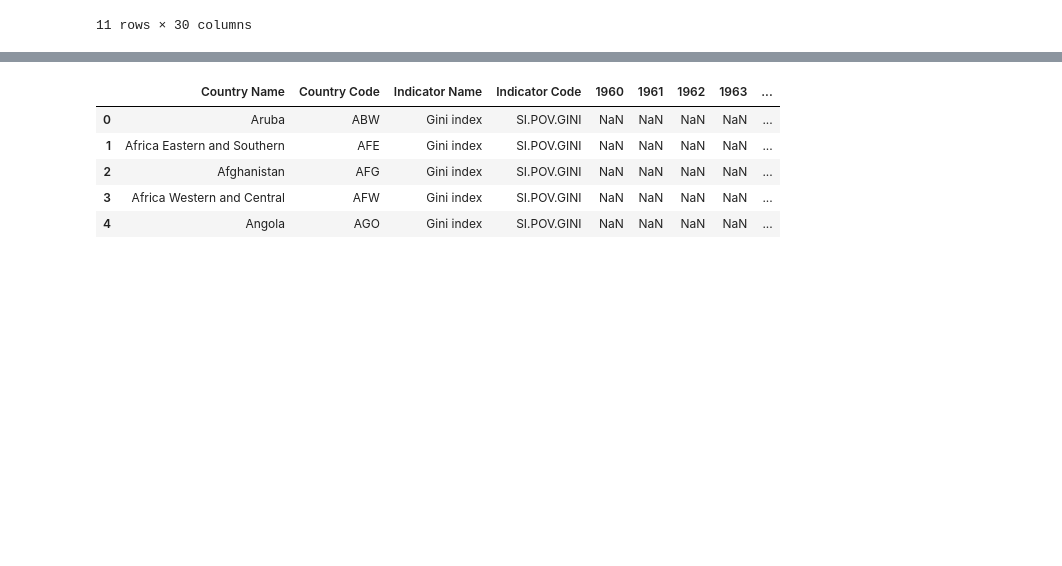
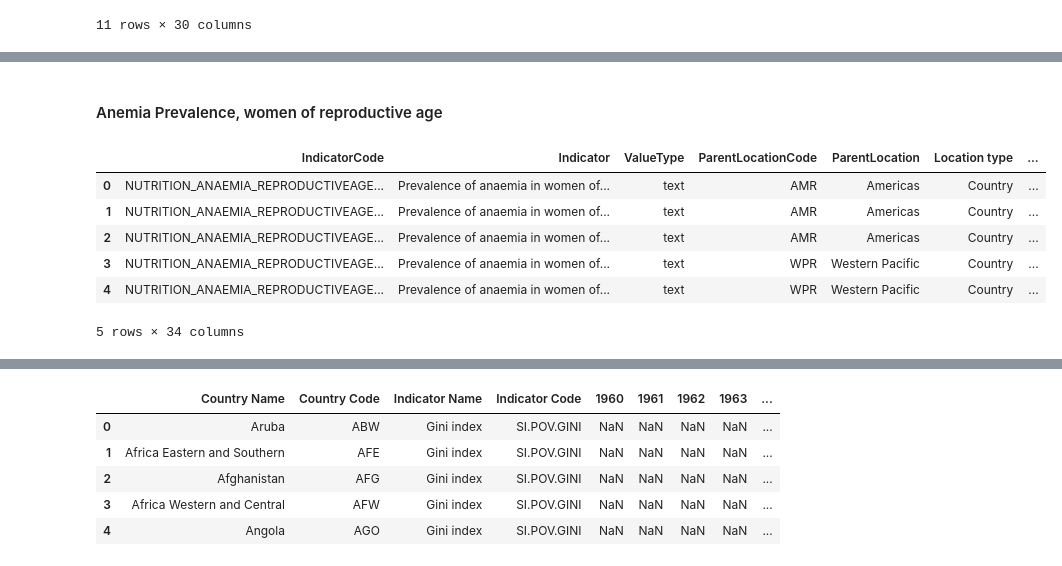
Before and after one commit to leon-pscl/CPE311_Computational-Thinking-with-Python, a Jupyter notebook: Final/ADSE/CleanItUp.ipynb, the cells around one changed output, grey strips where cells are left out. Drawn from its saved outputs; the diff is of its cells as text; code cells hidden in the pictures; blank space fills up the shorter version.

```diff
--- a/Final/ADSE/CleanItUp.ipynb
+++ b/Final/ADSE/CleanItUp.ipynb
@@ -81,0 +79,13 @@ SEA_Anemia_U5.head(15)
+# %% [markdown]
+#### Anemia Prevalence, women of reproductive age
+# %%
+Anemia_Women = pd.read_csv(r'C:\Users\Leon Pascual\Documents\GitHub\CPE311_Computational-Thinking-with-Python\Final\ADSE\datasets\PVA_WRA_PREG.csv')
+Anemia_Women.head()
+# %% [output]
+|  | IndicatorCode | Indicator | ValueType | ParentLocationCode | ParentLocation | Location type | ... |
+| 0 | NUTRITION_ANAEMIA_REPRODUCTIVEAGE... | Prevalence of anaemia in women of... | text | AMR | Americas | Country | ... |
+| 1 | NUTRITION_ANAEMIA_REPRODUCTIVEAGE... | Prevalence of anaemia in women of... | text | AMR | Americas | Country | ... |
+| 2 | NUTRITION_ANAEMIA_REPRODUCTIVEAGE... | Prevalence of anaemia in women of... | text | AMR | Americas | Country | ... |
+| 3 | NUTRITION_ANAEMIA_REPRODUCTIVEAGE... | Prevalence of anaemia in women of... | text | WPR | Western Pacific | Country | ... |
+| 4 | NUTRITION_ANAEMIA_REPRODUCTIVEAGE... | Prevalence of anaemia in women of... | text | WPR | Western Pacific | Country | ... |
+5 rows × 34 columns
```
Also changed, not shown: parts of 9 cells of this notebook, 2 other files.
